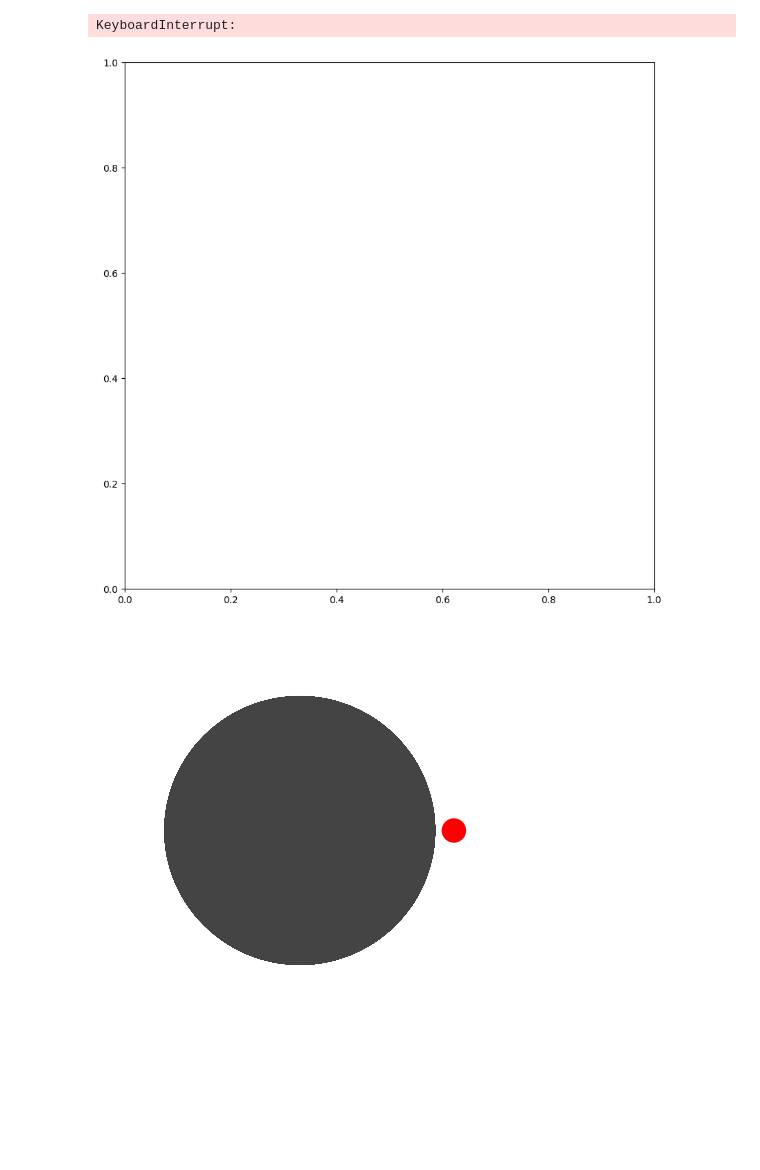
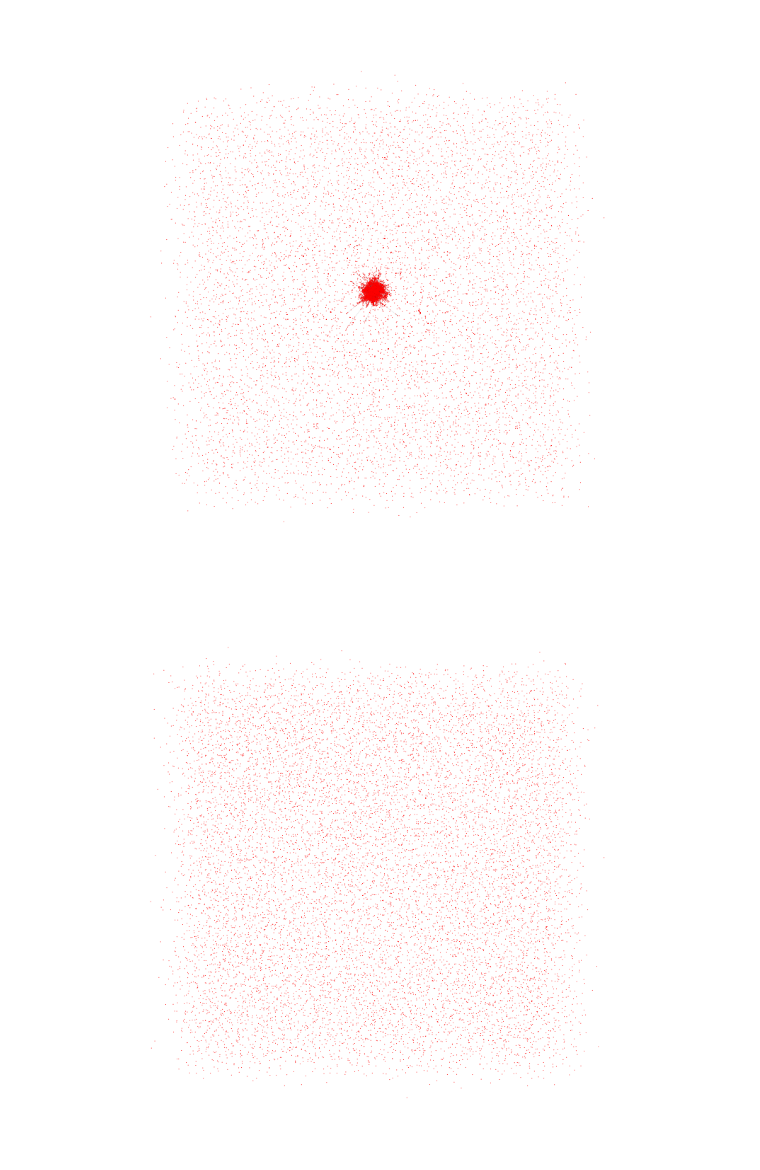
Before and after one commit to vaughankraska/social_data_mining, a Jupyter notebook: src/labs/social_network_analysis/finn.ipynb, the cells around one changed output. Cells and saved outputs as stored; diff of their text form; code cells hidden in the pictures; blank space fills up the shorter version.

```diff
--- a/src/labs/social_network_analysis/finn.ipynb
+++ b/src/labs/social_network_analysis/finn.ipynb
@@ -1,16 +1,22 @@
 # %%
+import os
 import igraph as ig
 import matplotlib.pyplot as plt
 import pandas as pd
-from src.utils import tweets_as_dataframe
+from src.utils import plot_graph, prepare_graph
 from src.crud import get_author_to_author, get_distinct_authors
 from src.config import get_db_connection
+USE_MINI = True
 # %%
-con = get_db_connection(db_path="../../../data/twitter.db", use_dict_reponses=False)
+if USE_MINI:
+    db_path = "../../../data/twitter_small.db"
+else:
+    db_path = "../../../data/twitter.db"
+con = get_db_connection(db_path=db_path, use_dict_reponses=False)
 retweet_edges = get_author_to_author(con, response_type="retweeted")
 reply_edges = get_author_to_author(con, response_type="replied_to")
 con.close()
-con = get_db_connection(db_path="../../../data/twitter.db")
+con = get_db_connection(db_path=db_path)
 authors = get_distinct_authors(con)
 con.close()
 print(f"num vertices: {len(authors)}")
@@ -33,36 +47,19 @@ retweet_graph.add_edges(retweet_edges)
 # %%
-fig, ax = plt.subplots(figsize=(10, 10))
-ig.plot(
-    retweet_graph,
-    target=ax,
-    # layout="circle", # print nodes in a circular layout
-    vertex_size=30,
-    vertex_frame_width=4.0,
-    vertex_frame_color="white",
-    vertex_label_size=7.0,
-)
-
-plt.show()
+plot_graph(retweet_graph, layout=rt_layout)
 # %% [output]
-KeyboardInterrupt:
-[figure, old version]
+[figure, new version]
 # %%
 reply_graph = ig.Graph(len(authors))
 reply_graph["title"] = "reply network"
 reply_graph.vs["name"] = authors
 reply_graph.add_edges(reply_edges)
+reply_graph.simplify()
+reply_graph.summary()
+reply_graph, rp_layout = prepare_graph(
+    reply_graph,
+    layout=reply_graph.layout_fruchterman_reingold(niter=100),
+)
 # %%
-fig, ax = plt.subplots(figsize=(5,5))
-ig.plot(
-    reply_graph,
-    target=ax,
-    layout="circle", # print nodes in a circular layout
-    vertex_size=30,
-    vertex_frame_width=4.0,
-    vertex_frame_color="white",
-    vertex_label_size=7.0,
-)
-
-plt.show()
+plot_graph(reply_graph, layout=rp_layout)
 # %% [output]
-[figure, old version]
+[figure, new version]
```
Also changed, not shown: parts of 3 cells of this notebook, 2 other files.
